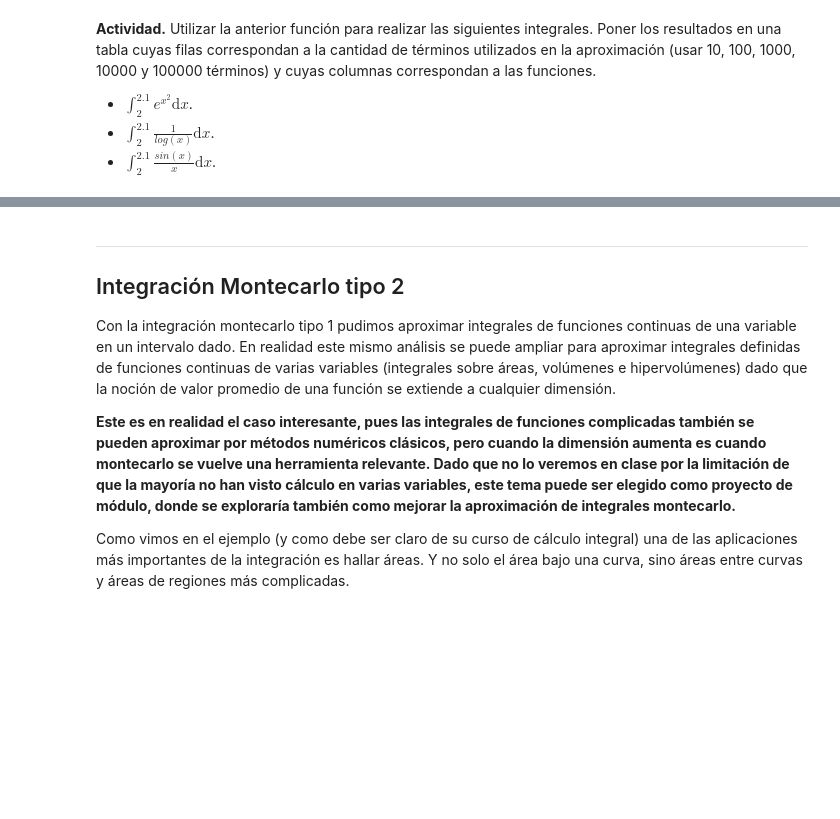
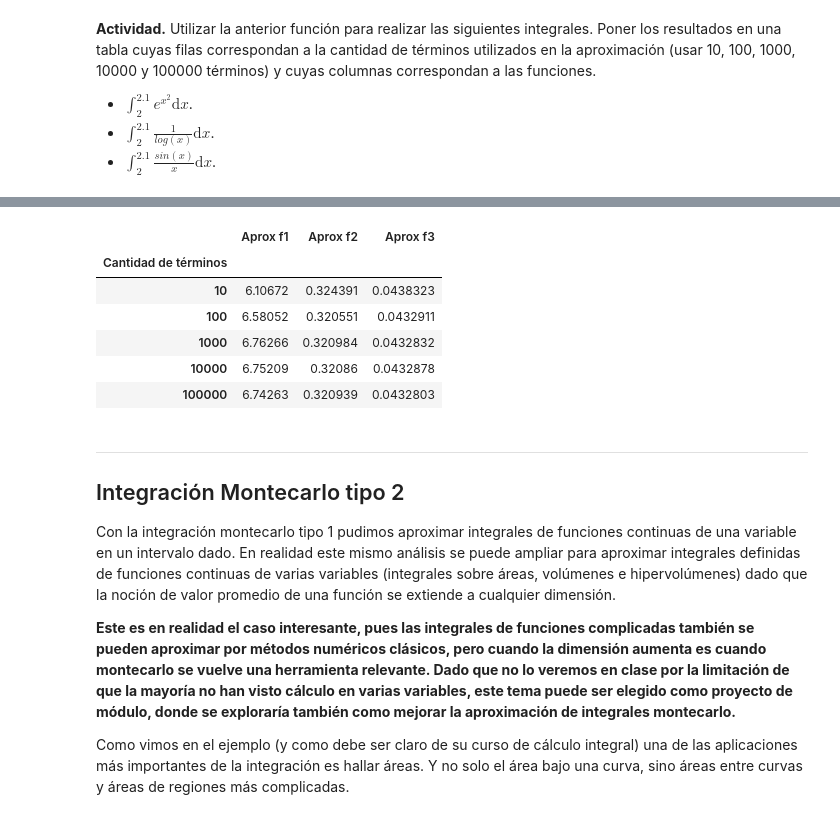
Before and after one commit to adangonzep/SimMat2019-Verano, a Jupyter notebook: Módulo 2/Clase10_IntegracionMontecarlo.ipynb, the cells around one changed output, grey strips where cells are left out. Saved outputs shown, nothing was run; the diff lists cells and outputs as text; code cells hidden in the pictures; blank space fills up the shorter version.

```diff
--- a/Módulo 2/Clase10_IntegracionMontecarlo.ipynb
+++ b/Módulo 2/Clase10_IntegracionMontecarlo.ipynb
@@ -183,3 +203,8 @@ y que devuelva la aproximación montecarlo tipo 1 de la integral $\int_{a}^{b}f(
+# %%
+# Escribir la función acá
+def montecarlo1(f,a,b,N):
+    u = (b-a)*np.random.rand(N) + a
+    return (b-a)*np.mean(f(u))
 # %% [markdown]
 **Actividad.** Utilizar la anterior función para realizar las siguientes integrales. Poner los resultados en una tabla cuyas filas correspondan a la cantidad de términos utilizados en la aproximación (usar 10, 100, 1000, 10000 y 100000 términos) y cuyas columnas correspondan a las funciones.
 - $\int_{2}^{2.1} e^{x^2}\text{d}x$.
@@ -188,9 +213,17 @@ y que devuelva la aproximación montecarlo tipo 1 de la integral $\int_{a}^{b}f(
 # %%
 # Resolver
 # 1. Definir las funciones que vamos a integrar
+def f1(x):
+    return np.exp(x**2)
 
+def f2(x):
+    return 1/(np.log10(x))
+
+def f3(x):
+    return np.sin(x)/x
 
 # 2. Definimos los limites de integracion
-
+a,b = 2,2.1
 
 # 3. Definimos cantidades de terminos
+N = (np.logspace(1,5,5)).astype(int)
@@ -206,3 +230,21 @@ y que devuelva la aproximación montecarlo tipo 1 de la integral $\int_{a}^{b}f(
+# %%
+tabla2 = pd.DataFrame(index=N, columns=['Aprox f1','Aprox f2','Aprox f3'])
+tabla2.index.name = 'Cantidad de términos'
+
+for n in N:
+    tabla2.loc[n,'Aprox f1'] = montecarlo1(f1,a,b,n)
+    tabla2.loc[n,'Aprox f2'] = montecarlo1(f2,a,b,n)
+    tabla2.loc[n,'Aprox f3'] = montecarlo1(f3,a,b,n)
+
+tabla2
+# %% [output]
+|  | Aprox f1 | Aprox f2 | Aprox f3 |
+| Cantidad de términos |  |  |  |
+| 10 | 6.10672 | 0.324391 | 0.0438323 |
+| 100 | 6.58052 | 0.320551 | 0.0432911 |
+| 1000 | 6.76266 | 0.320984 | 0.0432832 |
+| 10000 | 6.75209 | 0.32086 | 0.0432878 |
+| 100000 | 6.74263 | 0.320939 | 0.0432803 |
 # %% [markdown]
 ___
 ## Integración Montecarlo tipo 2
```
Also changed, not shown: parts of 21 cells of this notebook.
